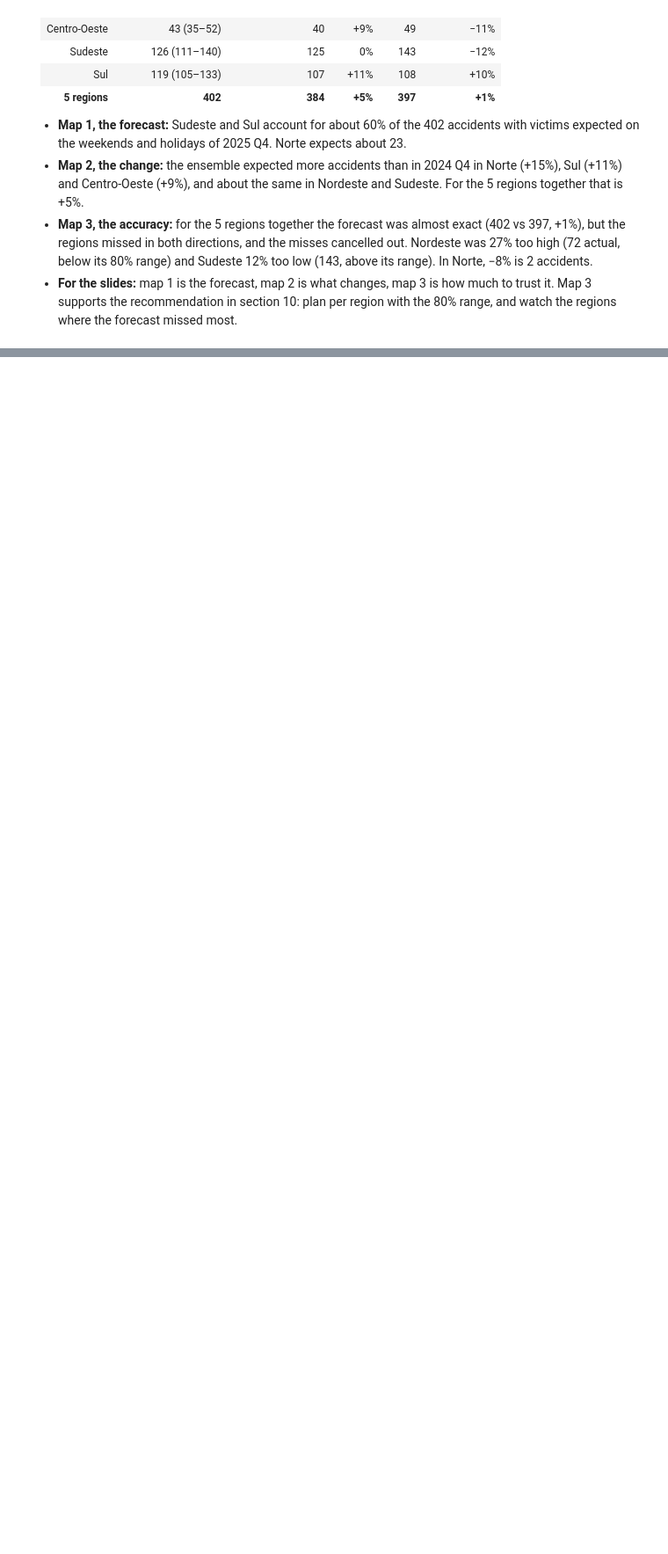
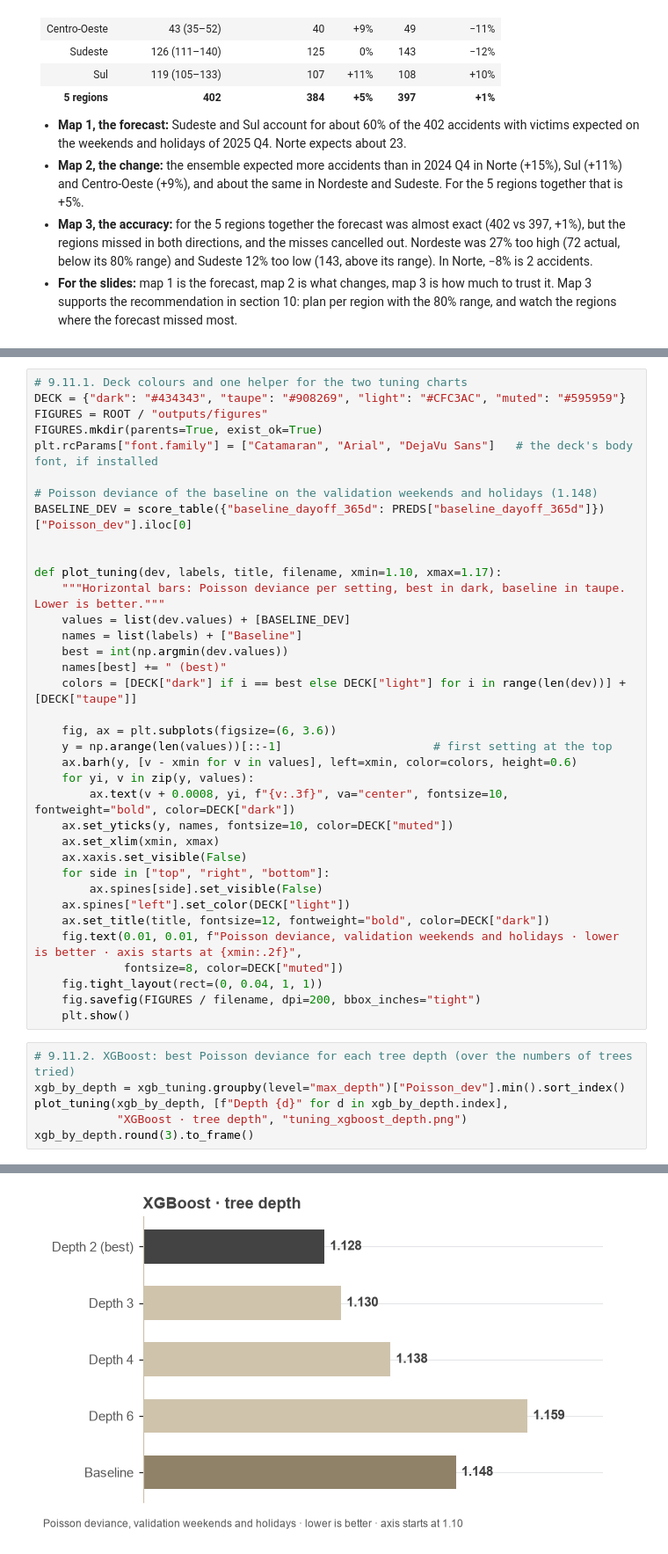
Before and after one commit to ivanya93/road_safety_machine_learning, a Jupyter notebook: notebooks/03_Modelling.ipynb, the cells around one changed output, grey strips where cells are left out. Shown at 88% size. Saved outputs shown, nothing was run; the diff lists cells and outputs as text; blank space fills up the shorter version.

Commit message:
added images for presentation

```diff
--- a/notebooks/03_Modelling.ipynb
+++ b/notebooks/03_Modelling.ipynb
@@ -2270,0 +2281,43 @@ Saved for the slides: ['map1_forecast_2025Q4.png', 'map2_change_vs_last_year_202
+# %%
+# 9.11.1. Deck colours and one helper for the two tuning charts
+DECK = {"dark": "#434343", "taupe": "#908269", "light": "#CFC3AC", "muted": "#595959"}
+FIGURES = ROOT / "outputs/figures"
+FIGURES.mkdir(parents=True, exist_ok=True)
+plt.rcParams["font.family"] = ["Catamaran", "Arial", "DejaVu Sans"]   # the deck's body font, if installed
+
+# Poisson deviance of the baseline on the validation weekends and holidays (1.148)
+BASELINE_DEV = score_table({"baseline_dayoff_365d": PREDS["baseline_dayoff_365d"]})["Poisson_dev"].iloc[0]
+
+
+def plot_tuning(dev, labels, title, filename, xmin=1.10, xmax=1.17):
+    """Horizontal bars: Poisson deviance per setting, best in dark, baseline in taupe. Lower is better."""
+    values = list(dev.values) + [BASELINE_DEV]
+    names = list(labels) + ["Baseline"]
+    best = int(np.argmin(dev.values))
+    names[best] += " (best)"
+    colors = [DECK["dark"] if i == best else DECK["light"] for i in range(len(dev))] + [DECK["taupe"]]
+
+    fig, ax = plt.subplots(figsize=(6, 3.6))
+    y = np.arange(len(values))[::-1]                      # first setting at the top
+    ax.barh(y, [v - xmin for v in values], left=xmin, color=colors, height=0.6)
+    for yi, v in zip(y, values):
+        ax.text(v + 0.0008, yi, f"{v:.3f}", va="center", fontsize=10, fontweight="bold", color=DECK["dark"])
+    ax.set_yticks(y, names, fontsize=10, color=DECK["muted"])
+    ax.set_xlim(xmin, xmax)
+    ax.xaxis.set_visible(False)
+    for side in ["top", "right", "bottom"]:
+        ax.spines[side].set_visible(False)
+    ax.spines["left"].set_color(DECK["light"])
+    ax.set_title(title, fontsize=12, fontweight="bold", color=DECK["dark"])
+    fig.text(0.01, 0.01, f"Poisson deviance, validation weekends and holidays · lower is better · axis starts at {xmin:.2f}",
+             fontsize=8, color=DECK["muted"])
+    fig.tight_layout(rect=(0, 0.04, 1, 1))
+    fig.savefig(FIGURES / filename, dpi=200, bbox_inches="tight")
+    plt.show()
+# %%
+# 9.11.2. XGBoost: best Poisson deviance for each tree depth (over the numbers of trees tried)
+xgb_by_depth = xgb_tuning.groupby(level="max_depth")["Poisson_dev"].min().sort_index()
+plot_tuning(xgb_by_depth, [f"Depth {d}" for d in xgb_by_depth.index],
+            "XGBoost · tree depth", "tuning_xgboost_depth.png")
+xgb_by_depth.round(3).to_frame()
+# %% [output]
@@ -2270,0 +2341 @@ Saved for the slides: ['map1_forecast_2025Q4.png', 'map2_change_vs_last_year_202
+[figure, added]
```
Also changed, not shown: parts of 6 cells of this notebook, 4 other files.
